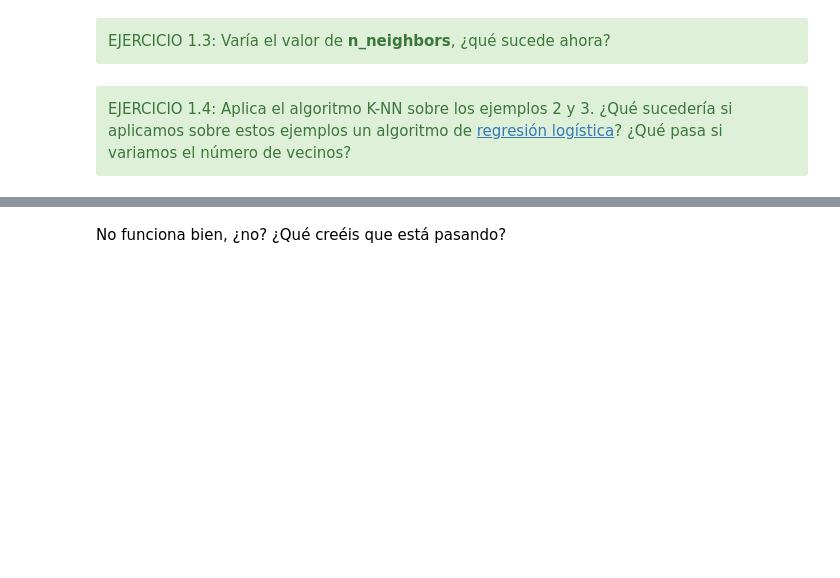
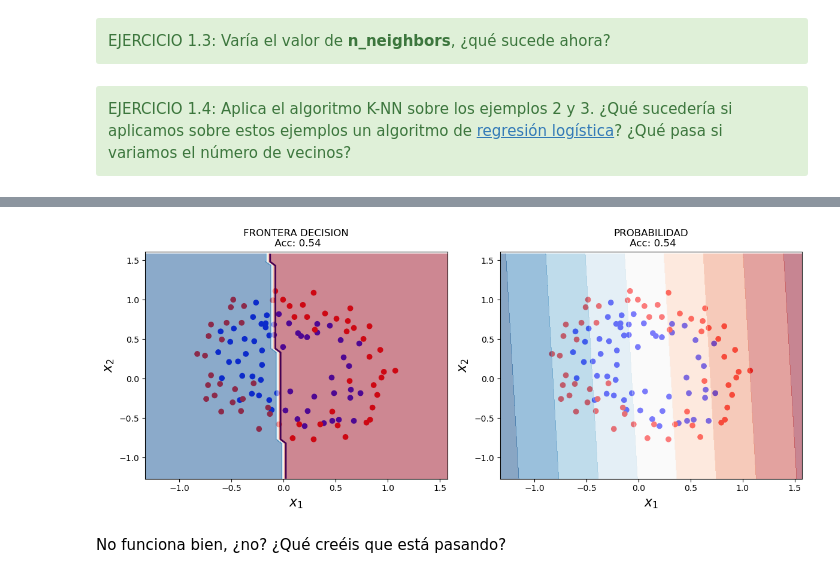
Before and after one commit to asimarra/Machine-Learning-101, a Jupyter notebook: 1. Fundamentos de Machine Learning.ipynb, the cells around one changed output, grey strips where cells are left out. Cells and saved outputs as stored; diff of their text form; code cells hidden in the pictures; blank space fills up the shorter version.

```diff
--- a/1. Fundamentos de Machine Learning.ipynb
+++ b/1. Fundamentos de Machine Learning.ipynb
@@ -237,8 +278,10 @@ plot_decision_boundary(X2, y2, knnModel2)
 # %%
 from sklearn.linear_model import LogisticRegression
 
 # .... código para crear el modelo y entrenar
-lrModel = ...
+lrModel = LogisticRegression().fit(X2, y2)
 plot_decision_boundary(X2, y2, lrModel)
+# %% [output]
+[figure, added]
 # %% [markdown]
 No funciona bien, ¿no? ¿Qué creéis que está pasando?
```
Also changed, not shown: parts of 20 cells of this notebook, 9 other files.
